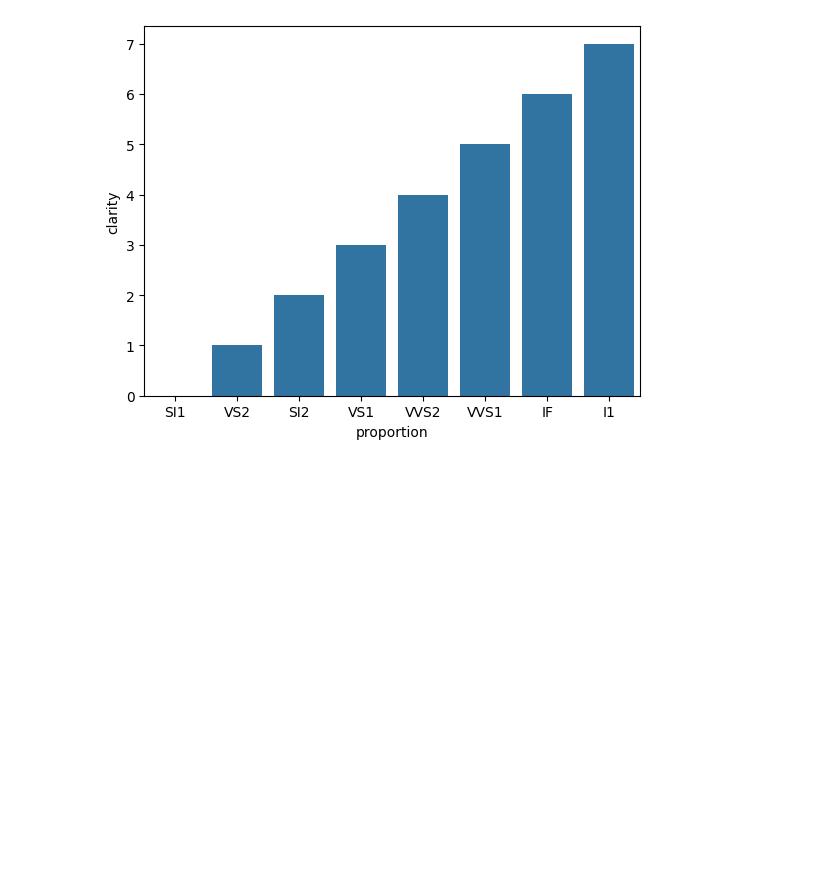
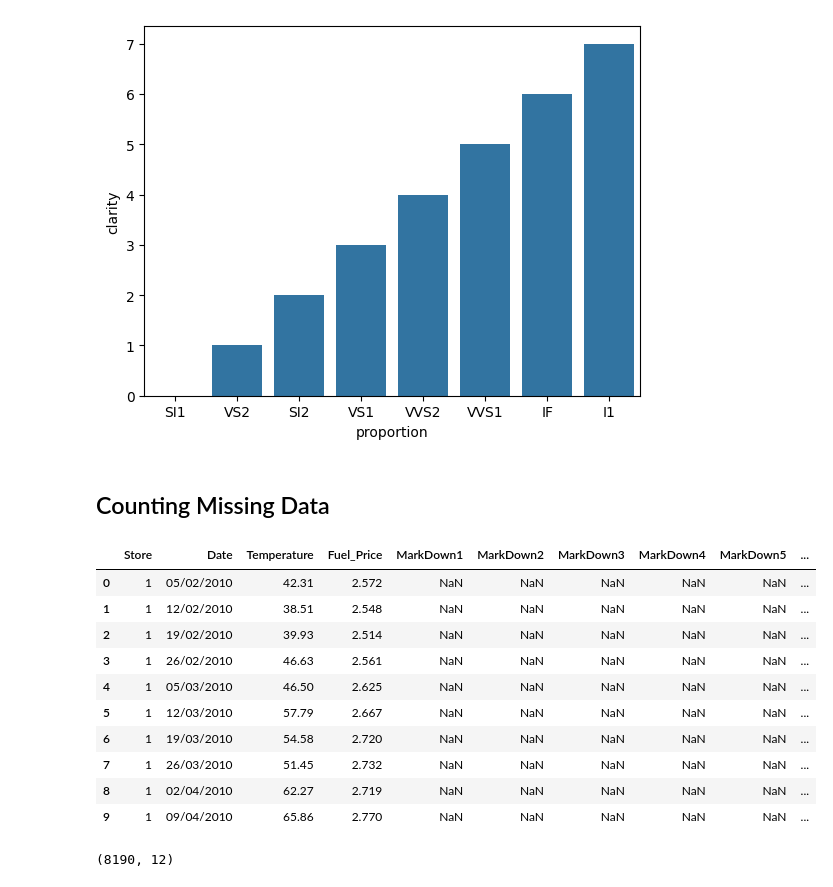
Before and after one commit to sondosaabed/Data-Visualization-with-Matplotlib-and-Seaborn, a Jupyter notebook: L3-Univariate-Exploration-of-Data.ipynb, the cells around one changed output. Drawn from its saved outputs; the diff is of its cells as text; code cells hidden in the pictures; blank space fills up the shorter version.

```diff
--- a/L3-Univariate-Exploration-of-Data.ipynb
+++ b/L3-Univariate-Exploration-of-Data.ipynb
@@ -165,3 +165,5 @@ clarity_counts = clarity_counts.rename(columns={'index': 'clarity', 'clarity': '
 sns.barplot(data=clarity_counts, y='clarity', x='proportion', color='tab:blue');
 # %% [output]
 [figure]
+# %% [markdown]
+## Counting Missing Data
@@ -167,0 +175,21 @@ sns.barplot(data=clarity_counts, y='clarity', x='proportion', color='tab:blue');
+# %%
+# Read the data from a CSV file
+# Original source of data: https://www.kaggle.com/manjeetsingh/retaildataset available under C0 1.0 Universal (CC0 1.0) Public Domain Dedication License
+sales_data = pd.read_csv('Data/Features-data-set.csv')
+sales_data.head(10)
+# %% [output]
+|  | Store | Date | Temperature | Fuel_Price | MarkDown1 | MarkDown2 | MarkDown3 | MarkDown4 | MarkDown5 | ... |
+| 0 | 1 | 05/02/2010 | 42.31 | 2.572 | NaN | NaN | NaN | NaN | NaN | ... |
+| 1 | 1 | 12/02/2010 | 38.51 | 2.548 | NaN | NaN | NaN | NaN | NaN | ... |
+| 2 | 1 | 19/02/2010 | 39.93 | 2.514 | NaN | NaN | NaN | NaN | NaN | ... |
+| 3 | 1 | 26/02/2010 | 46.63 | 2.561 | NaN | NaN | NaN | NaN | NaN | ... |
+| 4 | 1 | 05/03/2010 | 46.50 | 2.625 | NaN | NaN | NaN | NaN | NaN | ... |
+| 5 | 1 | 12/03/2010 | 57.79 | 2.667 | NaN | NaN | NaN | NaN | NaN | ... |
+| 6 | 1 | 19/03/2010 | 54.58 | 2.720 | NaN | NaN | NaN | NaN | NaN | ... |
+| 7 | 1 | 26/03/2010 | 51.45 | 2.732 | NaN | NaN | NaN | NaN | NaN | ... |
+| 8 | 1 | 02/04/2010 | 62.27 | 2.719 | NaN | NaN | NaN | NaN | NaN | ... |
+| 9 | 1 | 09/04/2010 | 65.86 | 2.770 | NaN | NaN | NaN | NaN | NaN | ... |
+# %%
+sales_data.shape
+# %% [output]
+(8190, 12)
```
Also changed, not shown: parts of 4 cells of this notebook.
